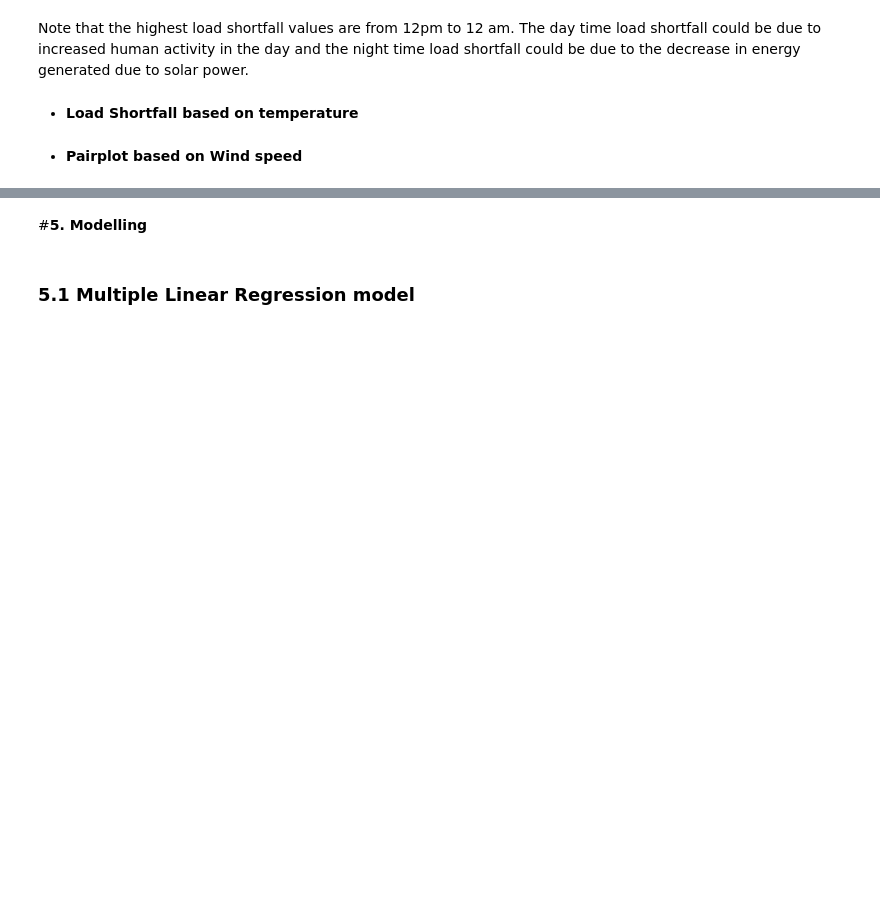
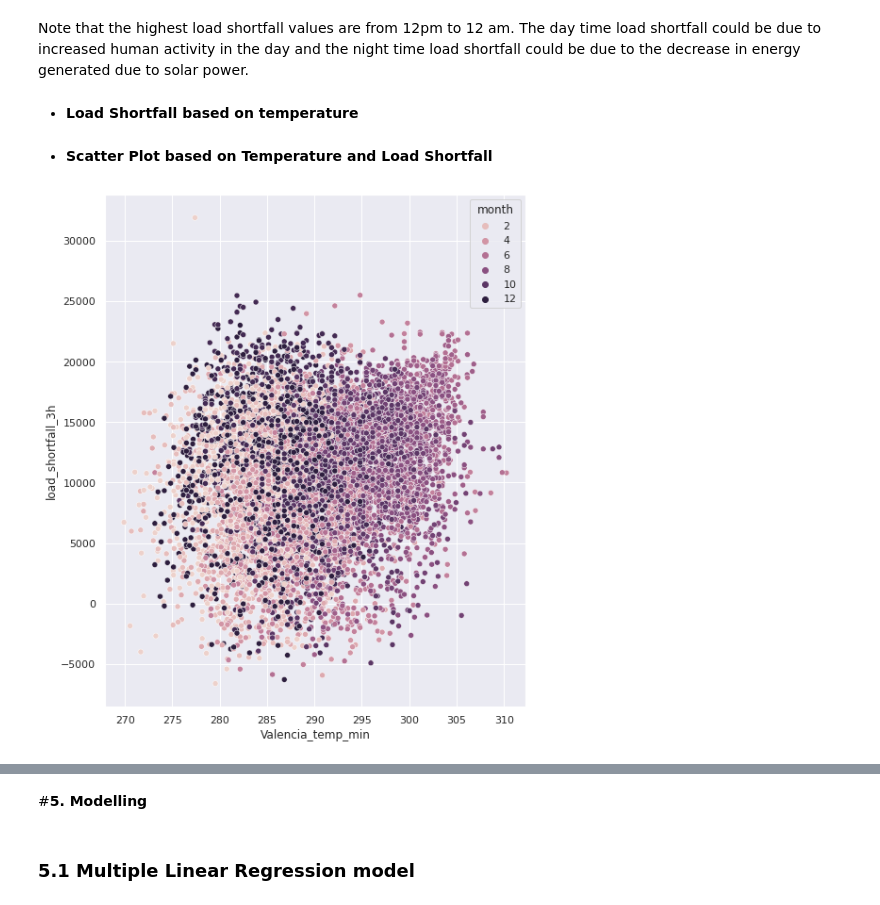
Before and after one commit to Explore-AI/load-shortfall-regression-predict-api, a Jupyter notebook: Group_13_Final_Notebook.ipynb, the cells around one changed output, grey strips where cells are left out. Drawn from its saved outputs; the diff is of its cells as text; code cells hidden in the pictures; blank space fills up the shorter version.

```diff
--- a/Group_13_Final_Notebook.ipynb
+++ b/Group_13_Final_Notebook.ipynb
@@ -353,6 +359,6 @@ corr=df_clean.corr()
 sns.heatmap(corr,annot=True)
 
 # change image size <- resets figure size for a seaborn plot
-sns.set(rc={'figure.figsize':(30,30)})
+
 plt.show()
 # %% [output]
@@ -426,6 +426,12 @@ Note that the highest load shortfall values are from 12pm to 12 am. The day time
 
 
 *   **Load Shortfall based on temperature**
-# %% [markdown]
-
-*    **Pairplot based on Wind speed**
+# %% [markdown]
+
+*    **Scatter Plot based on Temperature and Load Shortfall**
+# %%
+sns.scatterplot(df_clean['Valencia_temp_min'], df_clean['load_shortfall_3h'],df_clean['month'] )
+sns.set(rc={'figure.figsize':(3,16)})
+plt.show()
+# %% [output]
+[figure, added]
```
Also changed, not shown: parts of 26 cells of this notebook.
